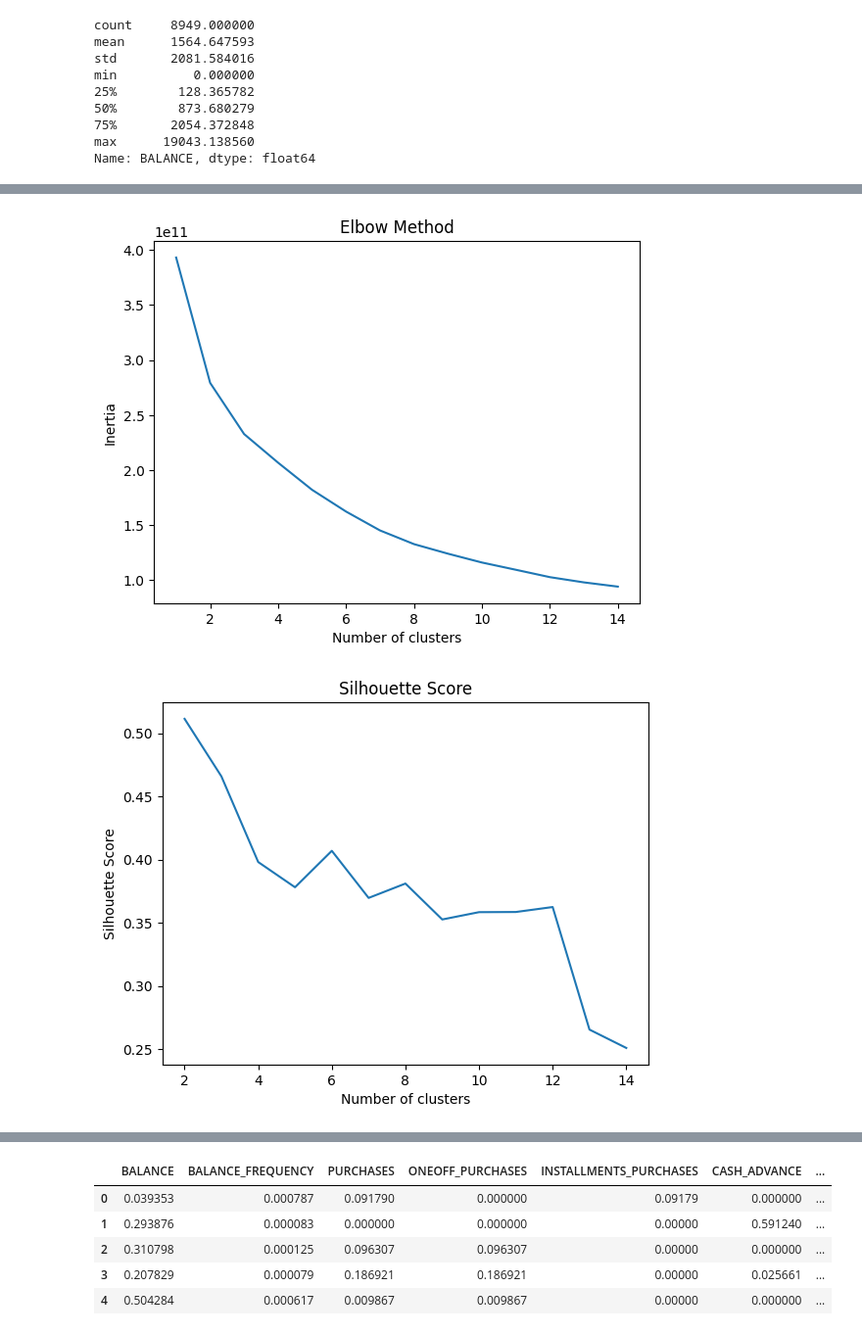
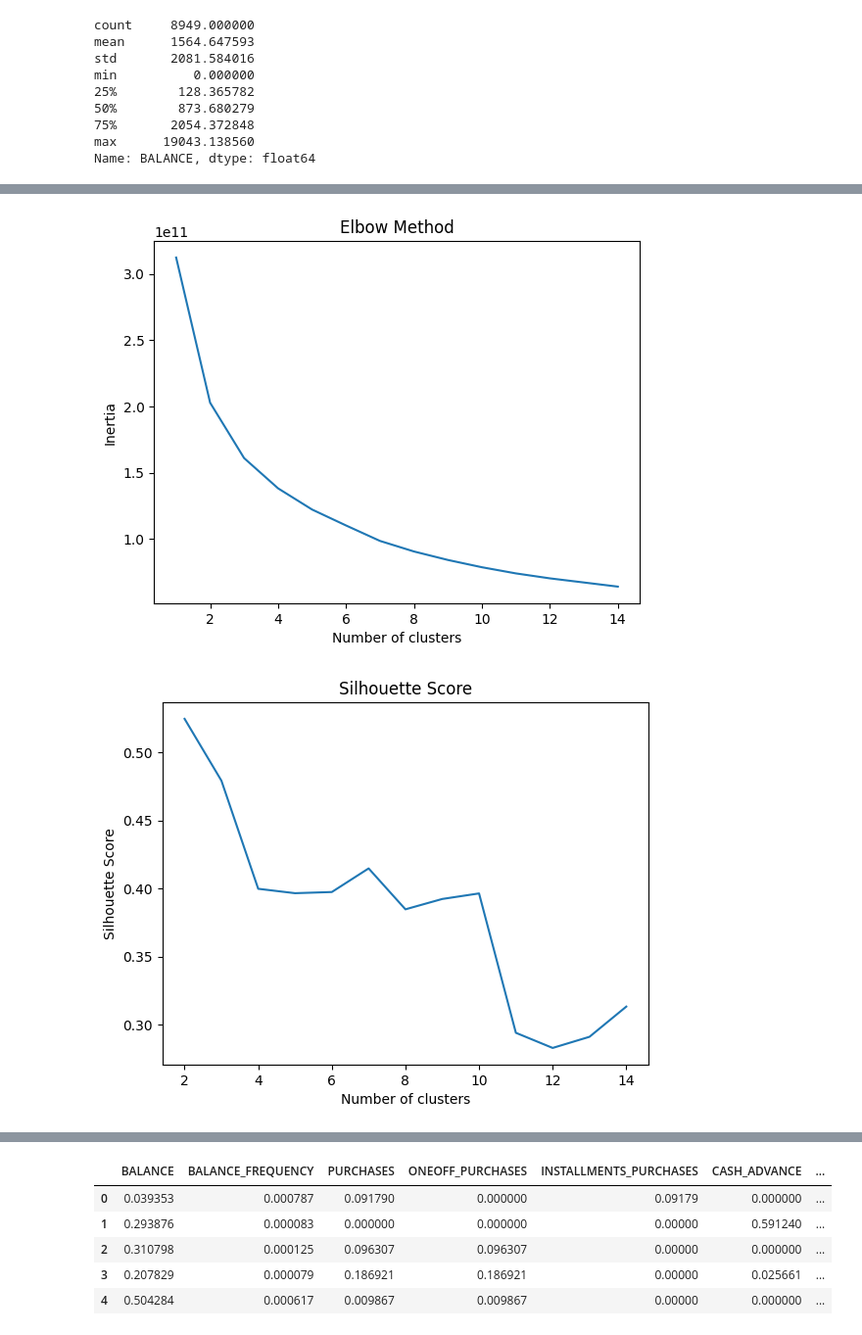
Before and after one commit to mahinbindra/schulich_data_science, a Jupyter notebook: Semester 2 Data Science/Assignments/assignment_2_clustering.ipynb, the cells around one changed output, grey strips where cells are left out. Shown at 98% size. Cells and saved outputs as stored; diff of their text form; code cells hidden in the pictures.

```diff
--- a/Semester 2 Data Science/Assignments/assignment_2_clustering.ipynb
+++ b/Semester 2 Data Science/Assignments/assignment_2_clustering.ipynb
@@ -400,0 +435,4 @@ warnings.filterwarnings("ignore")
+# %%
+selected_columns = ['PURCHASES', 'CREDIT_LIMIT', 'PURCHASES_FREQUENCY', 'BALANCE', 'CASH_ADVANCE', 'PAYMENTS']
+# %%
+df4 = df3[selected_columns]
@@ -401,29 +455,29 @@ warnings.filterwarnings("ignore")
 # %%
 inertia = []
 silhouette_avg = []
 for i in range(1, 15):
     kmeans = KMeans(n_clusters=i, random_state=0)
-    kmeans.fit(df3)
+    kmeans.fit(df4)
     inertia.append(kmeans.inertia_)
     labels = kmeans.labels_
     centers = kmeans.cluster_centers_
     if i>1:
-        silhouette_avg = silhouette_avg + [silhouette_score(df3, labels)]
+        silhouette_avg = silhouette_avg + [silhouette_score(df4, labels)]
 
 # Silhouette Score
 
 plt.plot(range(1, 15), inertia)
 plt.title('Elbow Method')
 plt.xlabel('Number of clusters')
 plt.ylabel('Inertia')
 plt.show()
 
 
 plt.plot(range(2, 15), silhouette_avg)
 plt.title('Silhouette Score')
 plt.xlabel('Number of clusters')
 plt.ylabel('Silhouette Score')
 plt.show()
 # %% [output]
-[figure, old version]
+[figure, new version]
-[figure, old version]
+[figure, new version]
```
Also changed, not shown: parts of 20 cells of this notebook, 1 other file.
